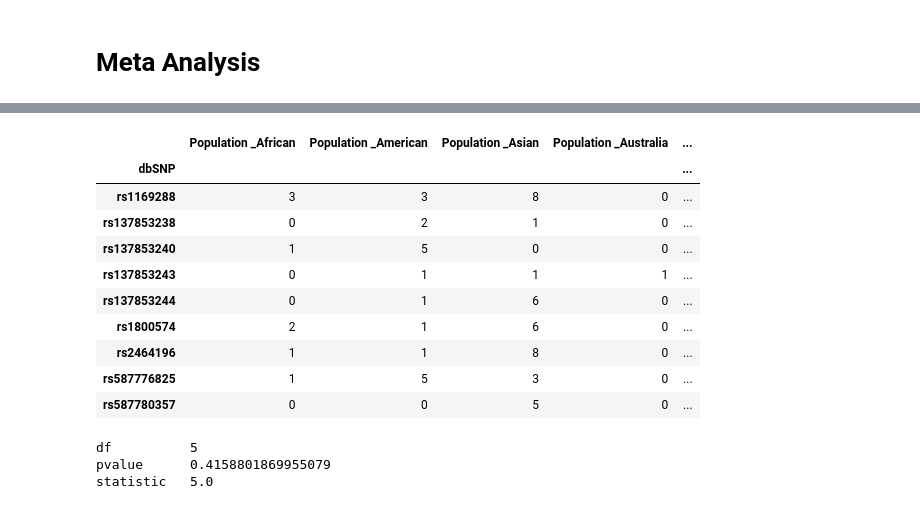
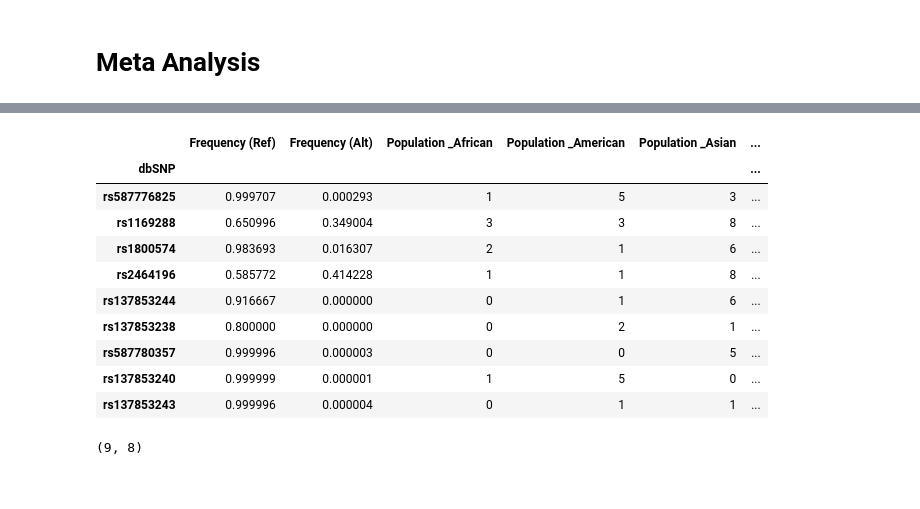
Before and after one commit to Bhushan-Wagh025/Stage4_Hackbio-1, a Jupyter notebook: Stage4_Analysis_Vinay.ipynb, the cells around one changed output, grey strips where cells are left out. Saved outputs shown, nothing was run; the diff lists cells and outputs as text; code cells hidden in the pictures.

```diff
--- a/Stage4_Analysis_Vinay.ipynb
+++ b/Stage4_Analysis_Vinay.ipynb
@@ -119,6 +119,8 @@ df2[df2.Total >= 7]
 # %%
 df = pd.read_excel("../Downloads/Analysed_data.xlsx")
 df = df.loc[:, ~df.columns.str.contains('^Unnamed')]
+df["Frequency (Alt)"] = df["Frequency (Alt)"].astype(float)
+df["Frequency (Ref)"] = df["Frequency (Ref)"].astype(float)
 df
 # %% [output]
 |  | PubMed ID | Population | dbSNP | Frequency (Ref) | Frequency (Alt) |
@@ -152,3 +154,7 @@ df
 | 345 | rs137853243 | 0.999993 | 0.000007 | 0 | 0 | ... |
 | 346 | rs1800574 | 0.970447 | 0.029553 | 0 | 0 | ... |
 347 rows × 8 columns
+# %%
+df1 = df.groupby("dbSNP")["Frequency (Ref)", "Frequency (Alt)"].mean()
+df2 = df.groupby(["dbSNP"]).sum().drop(["Frequency (Ref)", "Frequency (Alt)"], axis=1)
+df1
@@ -155,25 +176,25 @@ df
 # %%
-df1 = df.groupby(["dbSNP"]).sum()
-df1['Total'] = df["dbSNP"].value_counts()
+df2['Total'] = df["dbSNP"].value_counts()
+df1 = df1.join(df2)
 df1 = df1[df1.Total >= 7]
-df1
+df_final = df
-# %% [output]
-|  | Population _African | Population _American | Population _Asian | Population _Australia | ... |
-| dbSNP |  |  |  |  | ... |
-| rs1169288 | 3 | 3 | 8 | 0 | ... |
-| rs137853238 | 0 | 2 | 1 | 0 | ... |
-| rs137853240 | 1 | 5 | 0 | 0 | ... |
-| rs137853243 | 0 | 1 | 1 | 1 | ... |
-| rs137853244 | 0 | 1 | 6 | 0 | ... |
-| rs1800574 | 2 | 1 | 6 | 0 | ... |
-| rs2464196 | 1 | 1 | 8 | 0 | ... |
-| rs587776825 | 1 | 5 | 3 | 0 | ... |
-| rs587780357 | 0 | 0 | 5 | 0 | ... |
+# %%
+df1 = df1.sort_values(by='Total', axis=0, ascending=False)
+df1
+# %% [output]
+|  | Frequency (Ref) | Frequency (Alt) | Population _African | Population _American | Population _Asian | ... |
+| dbSNP |  |  |  |  |  | ... |
+| rs587776825 | 0.999707 | 0.000293 | 1 | 5 | 3 | ... |
+| rs1169288 | 0.650996 | 0.349004 | 3 | 3 | 8 | ... |
+| rs1800574 | 0.983693 | 0.016307 | 2 | 1 | 6 | ... |
+| rs2464196 | 0.585772 | 0.414228 | 1 | 1 | 8 | ... |
+| rs137853244 | 0.916667 | 0.000000 | 0 | 1 | 6 | ... |
+| rs137853238 | 0.800000 | 0.000000 | 0 | 2 | 1 | ... |
+| rs587780357 | 0.999996 | 0.000003 | 0 | 0 | 5 | ... |
+| rs137853240 | 0.999999 | 0.000001 | 1 | 5 | 0 | ... |
+| rs137853243 | 0.999996 | 0.000004 | 0 | 1 | 1 | ... |
 # %%
 from statsmodels.stats.contingency_tables import cochrans_q
+df1.shape
+# %% [output]
+(9, 8)
-# %%
-print(cochrans_q(df1))
-# %% [output]
-df          5
-pvalue      0.4158801869955079
-statistic   5.0
```
Also changed, not shown: parts of 7 cells of this notebook, 2 other files.
